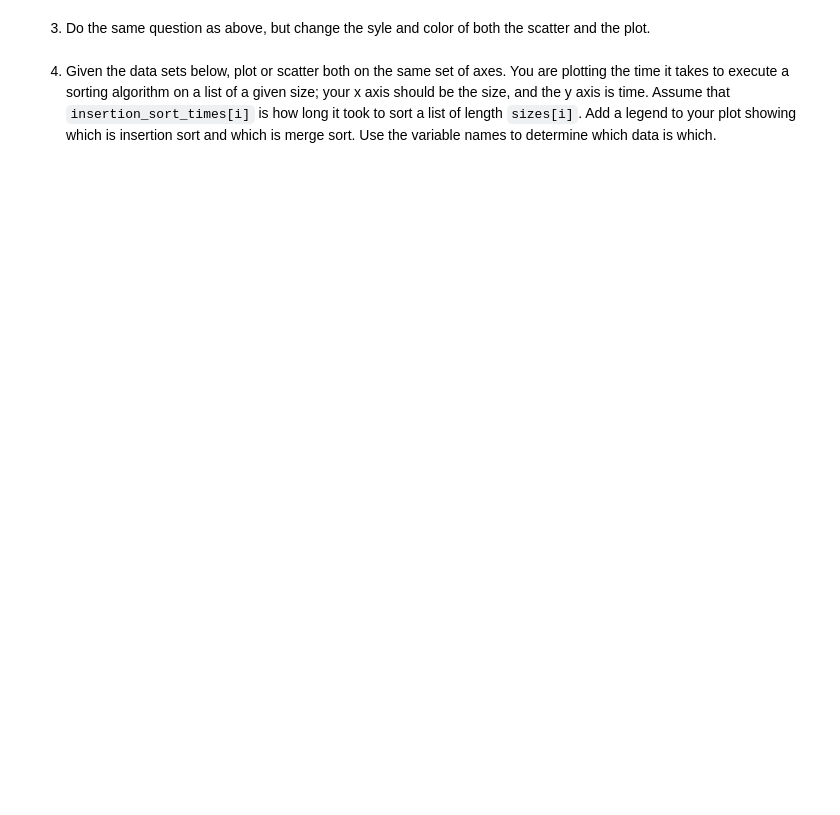
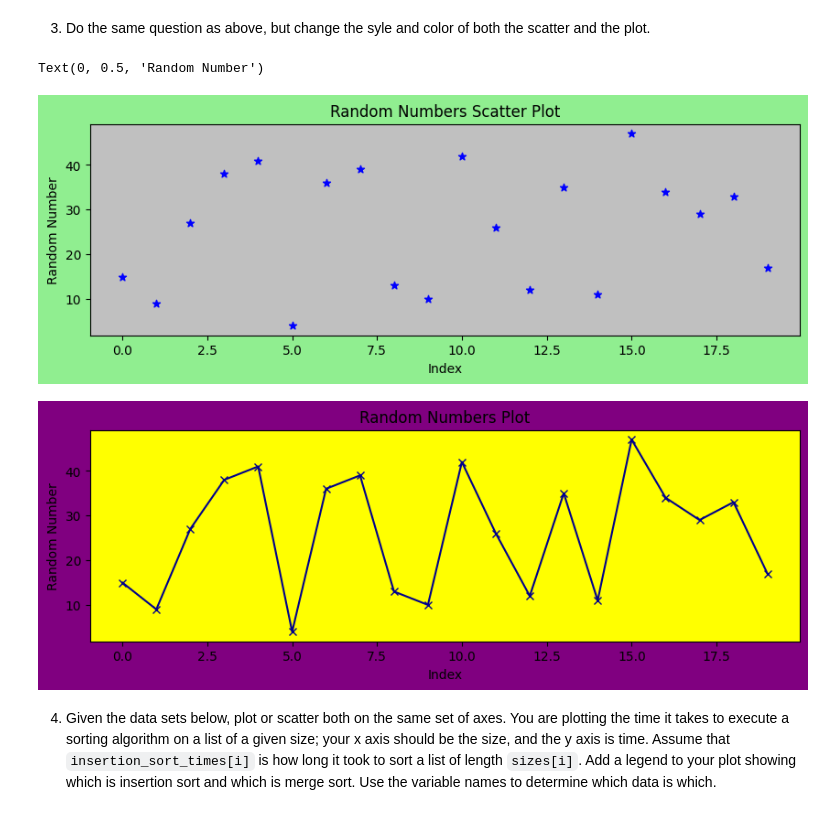
Before and after one commit to ChristianJBNB/wmnlp-materials-pyplot, a Jupyter notebook: pyplot.ipynb, the cells around one changed output. Drawn from its saved outputs; the diff is of its cells as text; code cells hidden in the pictures; blank space fills up the shorter version.

```diff
--- a/pyplot.ipynb
+++ b/pyplot.ipynb
@@ -63,5 +95,29 @@ letter_freq = dict(Counter(TEXT))
 # %% [markdown]
 3. Do the same question as above, but change the syle and color of both the scatter and the plot.
+# %%
+import matplotlib.pyplot as plt
+from random import randint
+
+random_nums = [randint(1,50) for i in range(20)]
+index = range(20)
+
+plt.figure(figsize= (10, 3), facecolor='lightgreen')
+plt.gca().set_facecolor('silver')
+plt.scatter(index, random_nums, color='blue', marker='*')
+plt.title("Random Numbers Scatter Plot")
+plt.xlabel("Index")
+plt.ylabel("Random Number")
+
+plt.figure(figsize= (10, 3), facecolor='purple')
+plt.gca().set_facecolor('yellow')
+plt.plot(index, random_nums, color='darkblue', marker='x')
+plt.title("Random Numbers Plot")
+plt.xlabel("Index")
+plt.ylabel("Random Number")
+# %% [output]
+Text(0, 0.5, 'Random Number')
+[figure, added]
+[figure, added]
 # %% [markdown]
 4. Given the data sets below, plot or scatter both on the same set of axes.  You are plotting the time it takes to execute a sorting algorithm on a list of a given size; your x axis should be the size, and the y axis is time.  Assume that `insertion_sort_times[i]` is how long it took to sort a list of length `sizes[i]`.  Add a legend to your plot showing which is insertion sort and which is merge sort.  Use the variable names to determine which data is which.
 # %%
```
Also changed, not shown: parts of 3 cells of this notebook.
